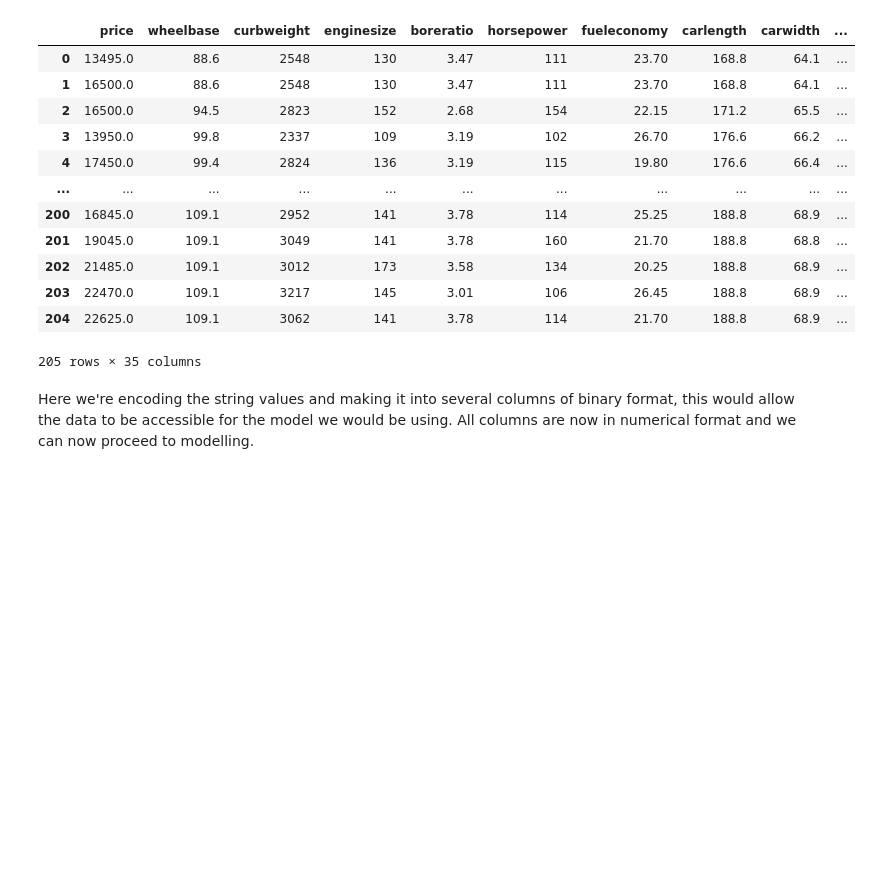
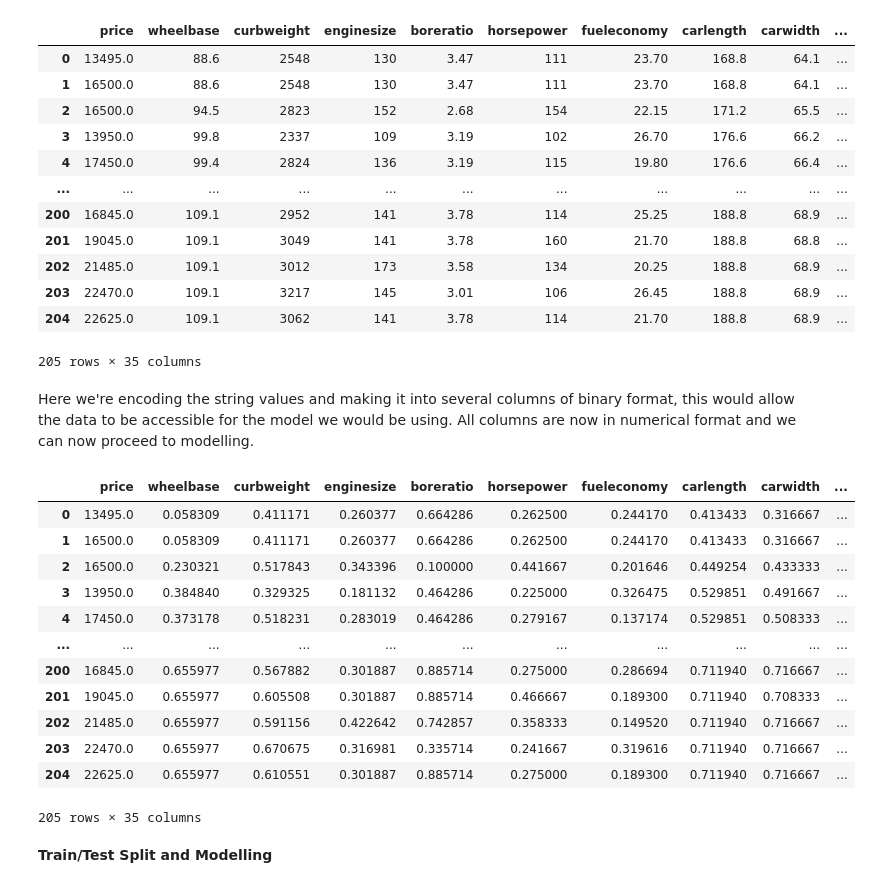
Before and after one commit to Jazzygithub/AIDI-1002, a Jupyter notebook: Algo_Car_Price_Prediction_Project.ipynb, the cells around one changed output. Cells and saved outputs as stored; diff of their text form; code cells hidden in the pictures; blank space fills up the shorter version.

```diff
--- a/Algo_Car_Price_Prediction_Project.ipynb
+++ b/Algo_Car_Price_Prediction_Project.ipynb
@@ -352,7 +358,8 @@ Inference: As can be seen from the above pairplots, all of the features selected
 # %% [markdown]
 **Final data processing**
 # %%
-pd.get_dummies(cars_lr, columns=['fueltype', 'aspiration', 'carbody', 'drivewheel', 'enginetype', 'cylindernumber'])
+finalcars_df = pd.get_dummies(cars_lr, columns=['fueltype', 'aspiration', 'carbody', 'drivewheel', 'enginetype', 'cylindernumber'])
+finalcars_df
 # %% [output]
 |  | price | wheelbase | curbweight | enginesize | boreratio | horsepower | fueleconomy | carlength | carwidth | ... |
 | 0 | 13495.0 | 88.6 | 2548 | 130 | 3.47 | 111 | 23.70 | 168.8 | 64.1 | ... |
@@ -369,3 +376,28 @@ pd.get_dummies(cars_lr, columns=['fueltype', 'aspiration', 'carbody', 'drivewhee
 205 rows × 35 columns
 # %% [markdown]
 Here we're encoding the string values and making it into several columns of binary format, this would allow the data to be accessible for the model we would be using. All columns are now in numerical format and we can now proceed to modelling.
+# %%
+#Processing
+#Transforming and scaling all non-binary entries to a range of (0,1)
+from sklearn.preprocessing import MinMaxScaler
+
+scaler = MinMaxScaler()
+num_vars = ['wheelbase', 'curbweight', 'enginesize', 'boreratio', 'horsepower', 'fueleconomy', 'carlength', 'carwidth']
+finalcars_df[num_vars] = scaler.fit_transform(finalcars_df[num_vars])
+finalcars_df
+# %% [output]
+|  | price | wheelbase | curbweight | enginesize | boreratio | horsepower | fueleconomy | carlength | carwidth | ... |
+| 0 | 13495.0 | 0.058309 | 0.411171 | 0.260377 | 0.664286 | 0.262500 | 0.244170 | 0.413433 | 0.316667 | ... |
+| 1 | 16500.0 | 0.058309 | 0.411171 | 0.260377 | 0.664286 | 0.262500 | 0.244170 | 0.413433 | 0.316667 | ... |
+| 2 | 16500.0 | 0.230321 | 0.517843 | 0.343396 | 0.100000 | 0.441667 | 0.201646 | 0.449254 | 0.433333 | ... |
+| 3 | 13950.0 | 0.384840 | 0.329325 | 0.181132 | 0.464286 | 0.225000 | 0.326475 | 0.529851 | 0.491667 | ... |
+| 4 | 17450.0 | 0.373178 | 0.518231 | 0.283019 | 0.464286 | 0.279167 | 0.137174 | 0.529851 | 0.508333 | ... |
+| ... | ... | ... | ... | ... | ... | ... | ... | ... | ... | ... |
+| 200 | 16845.0 | 0.655977 | 0.567882 | 0.301887 | 0.885714 | 0.275000 | 0.286694 | 0.711940 | 0.716667 | ... |
+| 201 | 19045.0 | 0.655977 | 0.605508 | 0.301887 | 0.885714 | 0.466667 | 0.189300 | 0.711940 | 0.708333 | ... |
+| 202 | 21485.0 | 0.655977 | 0.591156 | 0.422642 | 0.742857 | 0.358333 | 0.149520 | 0.711940 | 0.716667 | ... |
+| 203 | 22470.0 | 0.655977 | 0.670675 | 0.316981 | 0.335714 | 0.241667 | 0.319616 | 0.711940 | 0.716667 | ... |
+| 204 | 22625.0 | 0.655977 | 0.610551 | 0.301887 | 0.885714 | 0.275000 | 0.189300 | 0.711940 | 0.716667 | ... |
+205 rows × 35 columns
+# %% [markdown]
+**Train/Test Split and Modelling**
```
Also changed, not shown: parts of 8 cells of this notebook.
